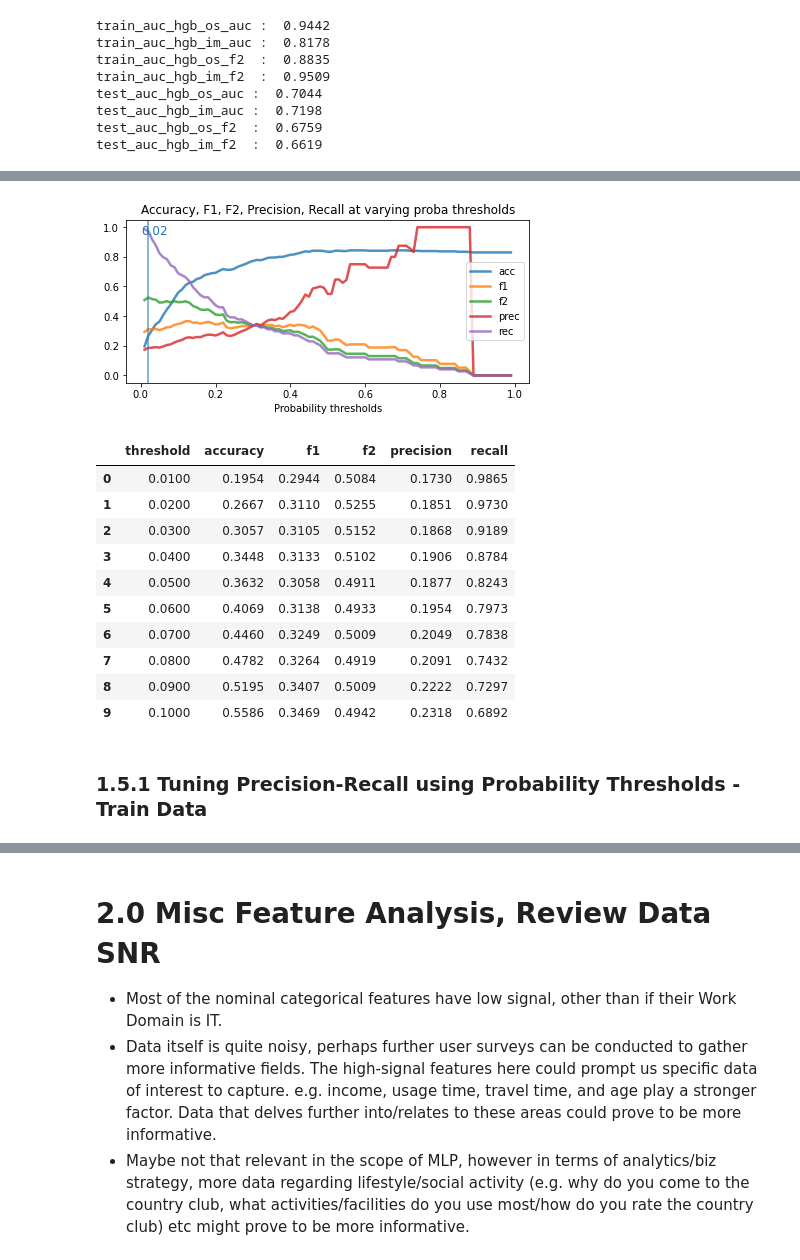
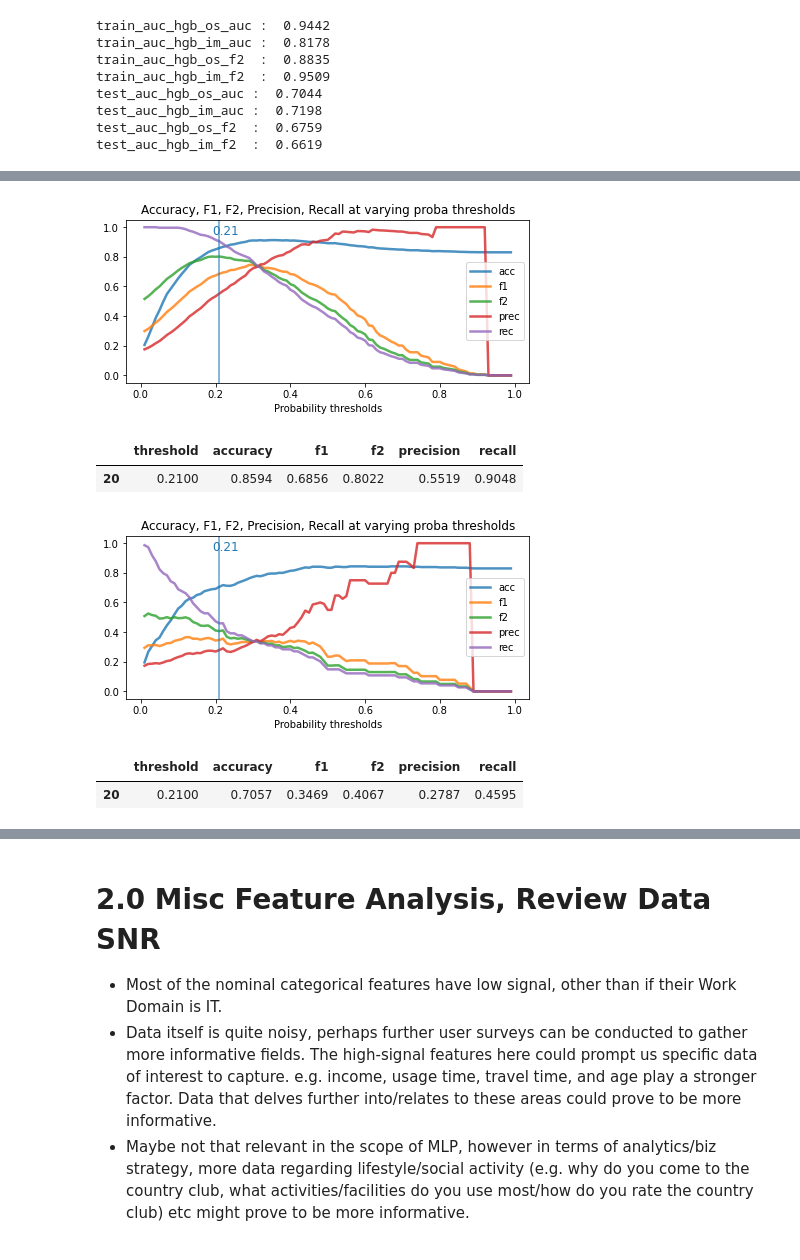
Before and after one commit to gammaraysky/aiap_mlp_raytune, a Jupyter notebook: mlp_f2_v_auc.ipynb, the cells around one changed output, grey strips where cells are left out. Cells and saved outputs as stored; diff of their text form; code cells hidden in the pictures.

```diff
--- a/mlp_f2_v_auc.ipynb
+++ b/mlp_f2_v_auc.ipynb
@@ -648,18 +619,15 @@ proba_table[(proba_table['threshold']>0.05)&(proba_table['threshold']<0.15)]
 # %%
-proba_table = tune_for_recall(hgb_im_f2, X_test, y_test, 0.02)
-proba_table[(proba_table['threshold']>0.0)&(proba_table['threshold']<0.1)]
+# TRAIN
+proba_table = tune_for_recall(hgb_im_f2, X_train, y_train, 0.21)
+display(proba_table[(proba_table['threshold']>0.2)&(proba_table['threshold']<0.22)])
+
+# TEST
+proba_table = tune_for_recall(hgb_im_f2, X_test, y_test, 0.21)
+display(proba_table[(proba_table['threshold']>0.2)&(proba_table['threshold']<0.22)])
 # %% [output]
-[figure, old version]
+[figure, new version]
 |  | threshold | accuracy | f1 | f2 | precision | recall |
-| 0 | 0.0100 | 0.1954 | 0.2944 | 0.5084 | 0.1730 | 0.9865 |
-| 1 | 0.0200 | 0.2667 | 0.3110 | 0.5255 | 0.1851 | 0.9730 |
-| 2 | 0.0300 | 0.3057 | 0.3105 | 0.5152 | 0.1868 | 0.9189 |
-| 3 | 0.0400 | 0.3448 | 0.3133 | 0.5102 | 0.1906 | 0.8784 |
-| 4 | 0.0500 | 0.3632 | 0.3058 | 0.4911 | 0.1877 | 0.8243 |
-| 5 | 0.0600 | 0.4069 | 0.3138 | 0.4933 | 0.1954 | 0.7973 |
-| 6 | 0.0700 | 0.4460 | 0.3249 | 0.5009 | 0.2049 | 0.7838 |
-| 7 | 0.0800 | 0.4782 | 0.3264 | 0.4919 | 0.2091 | 0.7432 |
-| 8 | 0.0900 | 0.5195 | 0.3407 | 0.5009 | 0.2222 | 0.7297 |
-| 9 | 0.1000 | 0.5586 | 0.3469 | 0.4942 | 0.2318 | 0.6892 |
+| 20 | 0.2100 | 0.8594 | 0.6856 | 0.8022 | 0.5519 | 0.9048 |
+[figure, added]
+|  | threshold | accuracy | f1 | f2 | precision | recall |
+| 20 | 0.2100 | 0.7057 | 0.3469 | 0.4067 | 0.2787 | 0.4595 |
-# %% [markdown]
-### 1.5.1 Tuning Precision-Recall using Probability Thresholds - Train Data
```
Also changed, not shown: parts of 14 cells of this notebook.
